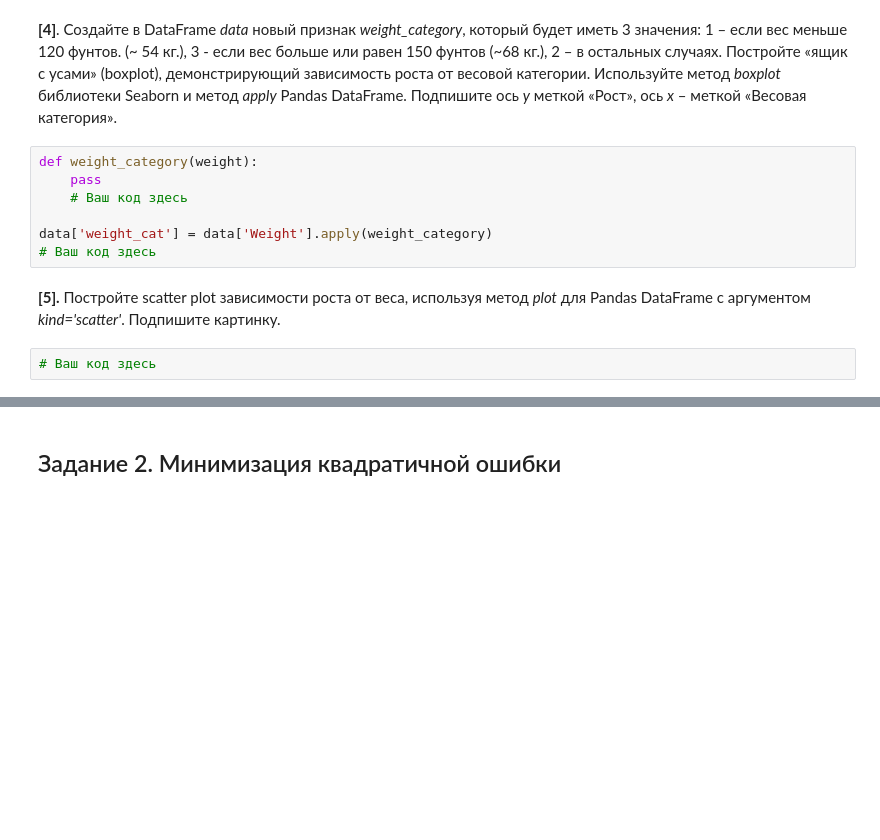
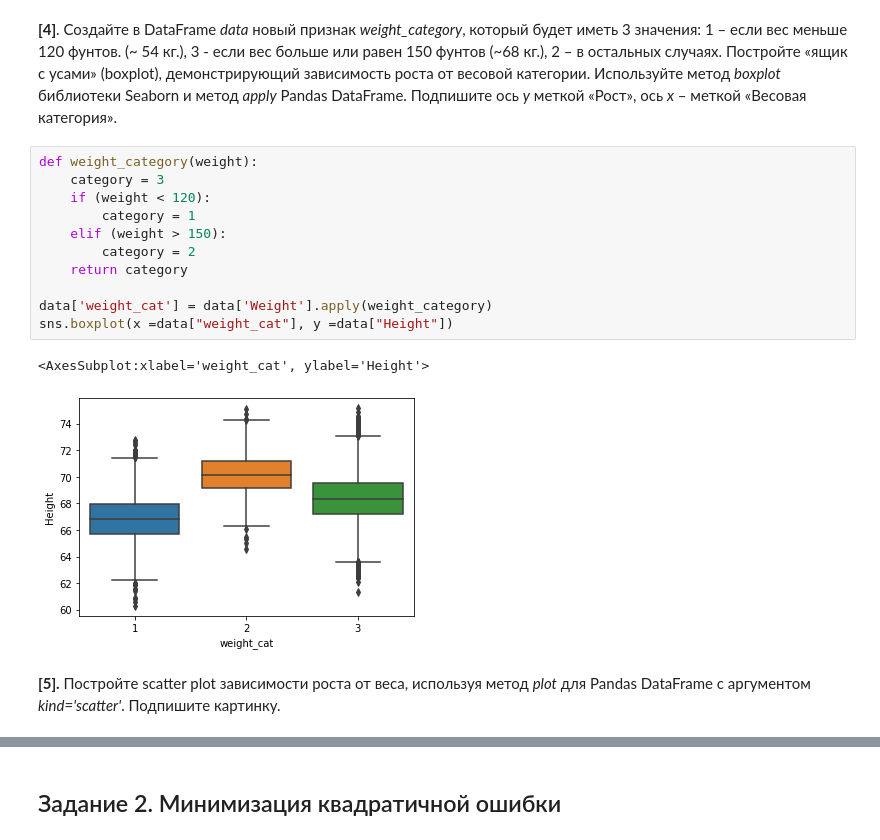
Before and after one commit to xanderkov/MLCoursera, a Jupyter notebook: 2.1.linear_regression/peer_review_linreg_height_weight.ipynb, the cells around one changed output, grey strips where cells are left out. Cells and saved outputs as stored; diff of their text form; blank space fills up the shorter version.

```diff
--- a/2.1.linear_regression/peer_review_linreg_height_weight.ipynb
+++ b/2.1.linear_regression/peer_review_linreg_height_weight.ipynb
@@ -81,14 +93,19 @@ data['BMI'] = data.apply(lambda row: make_bmi(row['Height'],
 Часто при первичном анализе данных надо исследовать зависимость какого-то количественного признака от категориального (скажем, зарплаты от пола сотрудника). В этом помогут "ящики с усами" - boxplots библиотеки Seaborn. Box plot - это компактный способ показать статистики вещественного признака (среднее и квартили) по разным значениям категориального признака. Также помогает отслеживать "выбросы" - наблюдения, в которых значение данного вещественного признака сильно отличается от других.
 # %% [markdown]
 **[4]**. Создайте в DataFrame *data* новый признак *weight_category*, который будет иметь 3 значения: 1 – если вес меньше 120 фунтов. (~ 54 кг.), 3 - если вес  больше или равен 150 фунтов (~68 кг.), 2 – в остальных случаях. Постройте «ящик с усами» (boxplot), демонстрирующий зависимость роста от весовой категории. Используйте метод *boxplot* библиотеки Seaborn и метод *apply* Pandas DataFrame. Подпишите ось *y* меткой «Рост», ось *x* – меткой «Весовая категория».
-# %%
-def weight_category(weight):
-    pass
-    # Ваш код здесь
-
-data['weight_cat'] = data['Weight'].apply(weight_category)
-# Ваш код здесь
+# %%
+def weight_category(weight):
+    category = 3
+    if (weight < 120):
+        category = 1
+    elif (weight > 150):
+        category = 2
+    return category
+
+data['weight_cat'] = data['Weight'].apply(weight_category)
+sns.boxplot(x =data["weight_cat"], y =data["Height"])
+# %% [output]
+<AxesSubplot:xlabel='weight_cat', ylabel='Height'>
+[figure, added]
 # %% [markdown]
 **[5].** Постройте scatter plot зависимости роста от веса, используя метод *plot* для Pandas DataFrame с аргументом *kind='scatter'*. Подпишите картинку.
-# %%
-# Ваш код здесь
```
Also changed, not shown: parts of 25 cells of this notebook.
